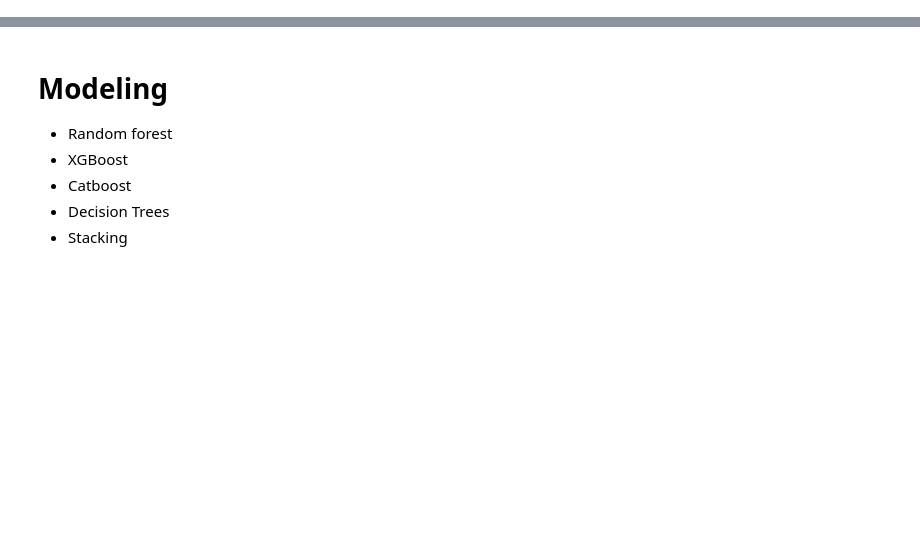
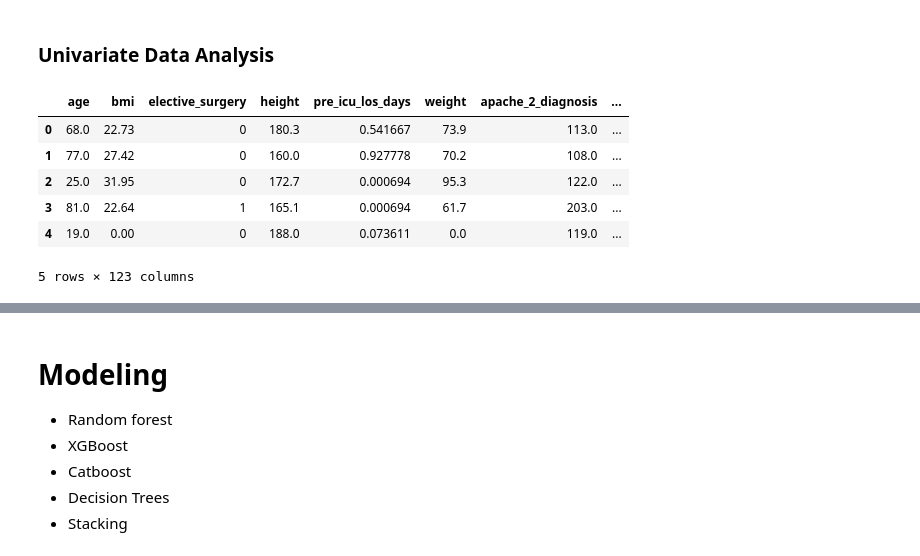
Before and after one commit to pauljhan01/DSP-Final-Project, a Jupyter notebook: FinalProject.ipynb, the cells around one changed output, grey strips where cells are left out. Cells and saved outputs as stored; diff of their text form; code cells hidden in the pictures; blank space fills up the shorter version.

```diff
--- a/FinalProject.ipynb
+++ b/FinalProject.ipynb
@@ -8,4 +8,4 @@ import re
 import string
 import nltk
 
-df = pd.read_csv('/kaggle/input/patient/dataset.csv')
+df = pd.read_csv(r"C:\Users\reece\OneDrive\Documents\GitHub\noname\DSP-Final-Project\dataset.csv")
@@ -35,2 +62,16 @@ print(df.columns)
 # %%
 # manually drop irrelevant columns
+# %%
+df = df.drop(['encounter_id','patient_id','hospital_id','icu_id'],axis=1)
+# %% [markdown]
+### Univariate Data Analysis
+# %%
+df.head()
+# %% [output]
+|  | age | bmi | elective_surgery | height | pre_icu_los_days | weight | apache_2_diagnosis | ... |
+| 0 | 68.0 | 22.73 | 0 | 180.3 | 0.541667 | 73.9 | 113.0 | ... |
+| 1 | 77.0 | 27.42 | 0 | 160.0 | 0.927778 | 70.2 | 108.0 | ... |
+| 2 | 25.0 | 31.95 | 0 | 172.7 | 0.000694 | 95.3 | 122.0 | ... |
+| 3 | 81.0 | 22.64 | 1 | 165.1 | 0.000694 | 61.7 | 203.0 | ... |
+| 4 | 19.0 | 0.00 | 0 | 188.0 | 0.073611 | 0.0 | 119.0 | ... |
+5 rows × 123 columns
```
Also changed, not shown: parts of 7 cells of this notebook, 1 other file.
